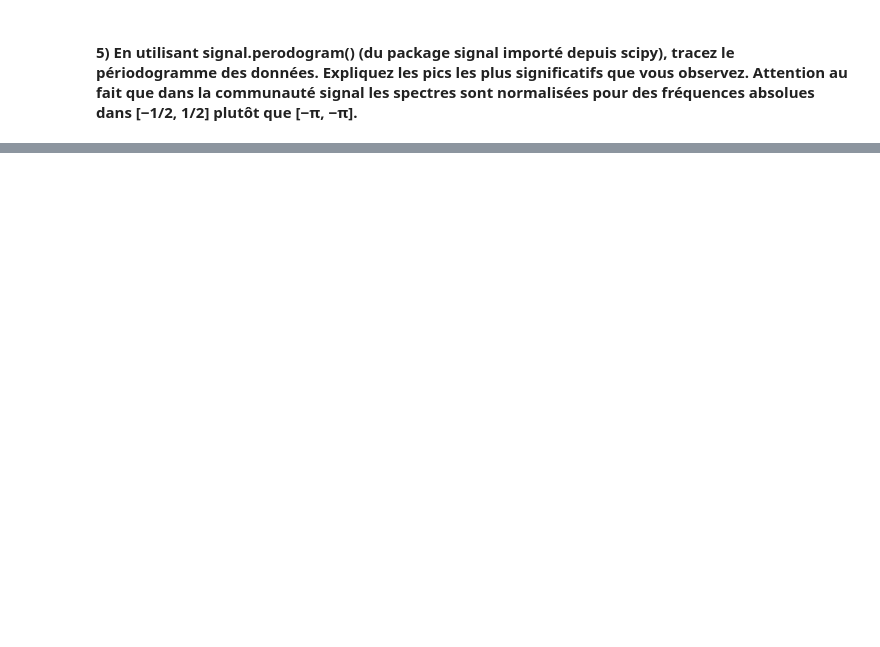
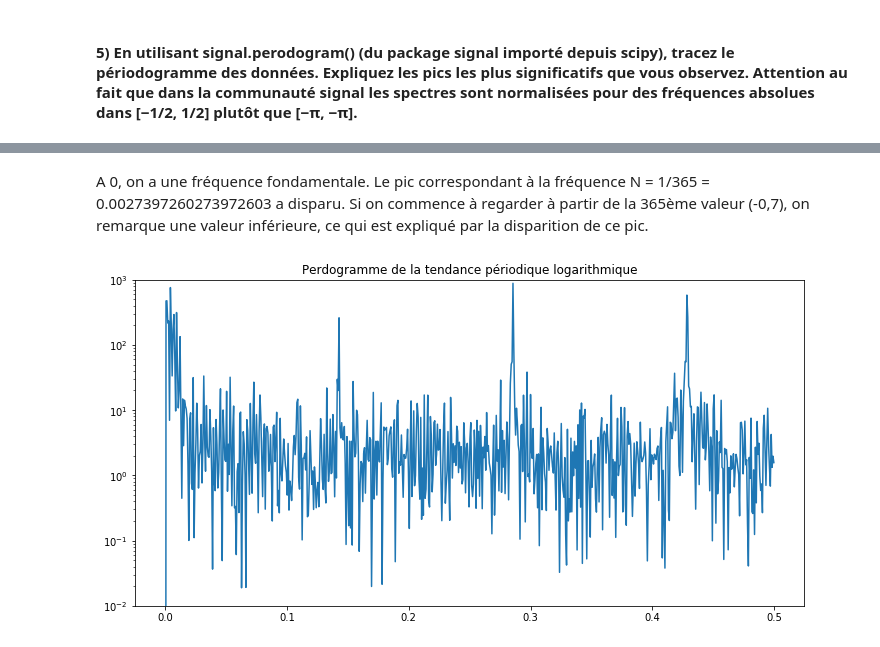
Before and after one commit to sbouden/MSBGD, a Jupyter notebook: ML/TP10_Series temporelles/Séries temporelles.ipynb, the cells around one changed output, grey strips where cells are left out. Saved outputs shown, nothing was run; the diff lists cells and outputs as text; code cells hidden in the pictures; blank space fills up the shorter version.

```diff
--- a/ML/TP10_Series temporelles/Séries temporelles.ipynb
+++ b/ML/TP10_Series temporelles/Séries temporelles.ipynb
@@ -139,0 +211,11 @@ Les pics correspondent aux valeurs qui ne sont pas expliquées par le bruit de f
+# %% [markdown]
+A 0, on a une fréquence fondamentale. Le pic correspondant à la fréquence N = 1/365 = 0.0027397260273972603 a disparu. Si on commence à regarder à partir de la 365ème valeur (-0,7), on remarque une valeur inférieure, ce qui est expliqué par la disparition de ce pic.
+# %%
+plt.figure(figsize=(12,6))
+freq_abs1, pow_spect1 = signal.periodogram(df1['tendance_periodique_log'])
+plt.semilogy(freq_abs1, pow_spect1)
+plt.ylim([1e-2, 1e+3])
+plt.title('Perdogramme de la tendance périodique logarithmique')
+plt.show()
+# %% [output]
+[figure, added]
```
Also changed, not shown: parts of 34 cells of this notebook.
